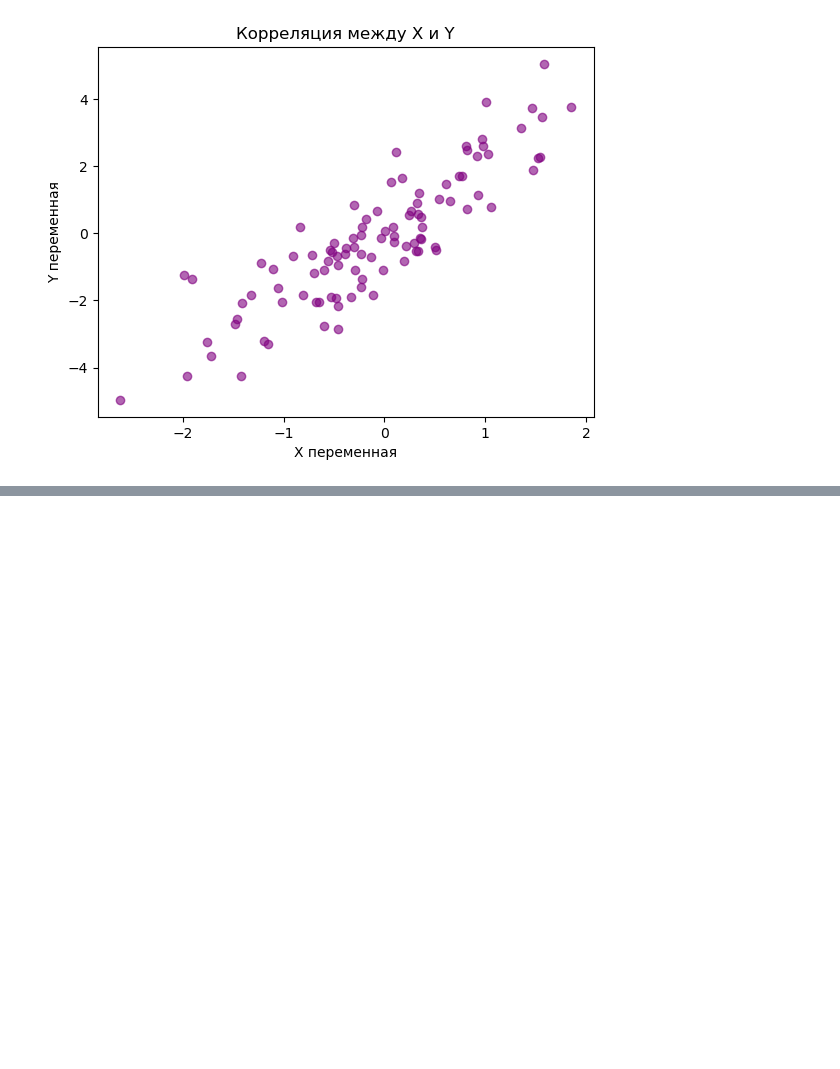
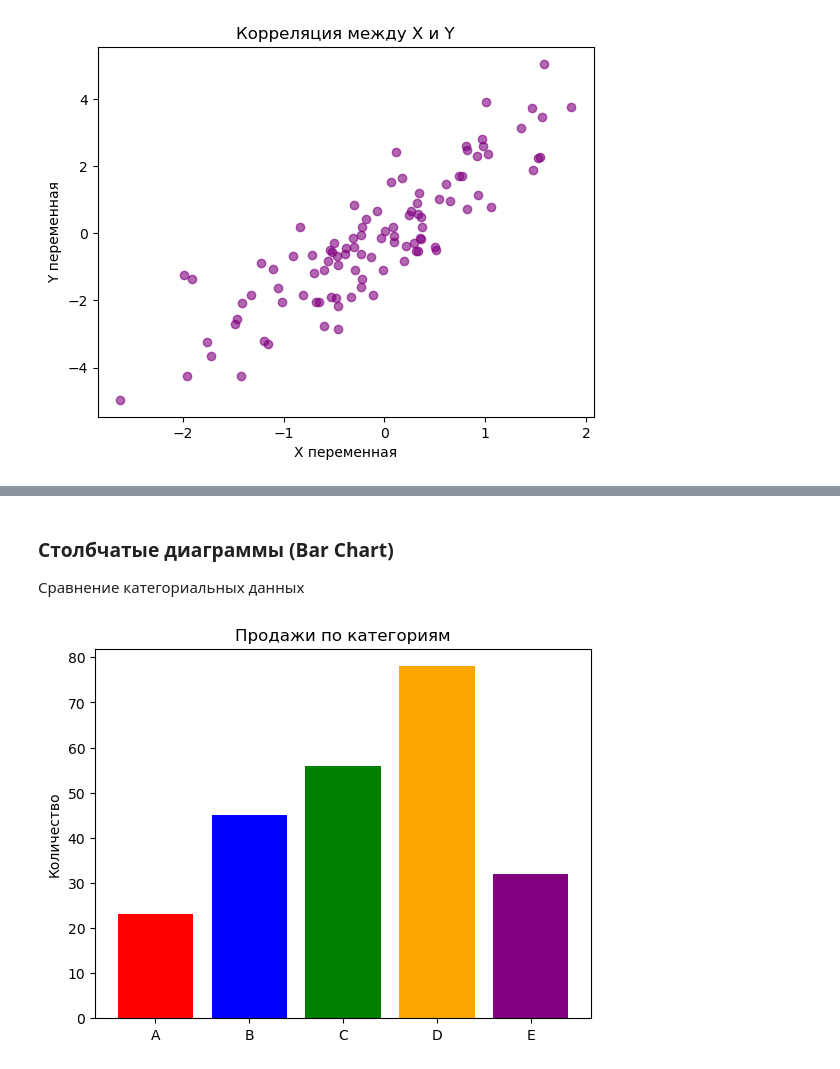
Before and after one commit to Arrinna/study_notes, a Jupyter notebook: matplotlib.ipynb, the cells around one changed output, grey strips where cells are left out. Cells and saved outputs as stored; diff of their text form; code cells hidden in the pictures; blank space fills up the shorter version.

```diff
--- a/matplotlib.ipynb
+++ b/matplotlib.ipynb
@@ -54,0 +87,14 @@ plt.show()
+# %% [markdown]
+### Столбчатые диаграммы (Bar Chart)
+
+Сравнение категориальных данных
+# %%
+categories = ['A', 'B', 'C', 'D', 'E']
+values = [23, 45, 56, 78, 32]
+
+plt.bar(categories, values, color=['red', 'blue', 'green', 'orange', 'purple'])
+plt.title('Продажи по категориям')
+plt.ylabel('Количество')
+plt.show()
+# %% [output]
+[figure, added]
```
Also changed, not shown: parts of 35 cells of this notebook, 11 other files.
